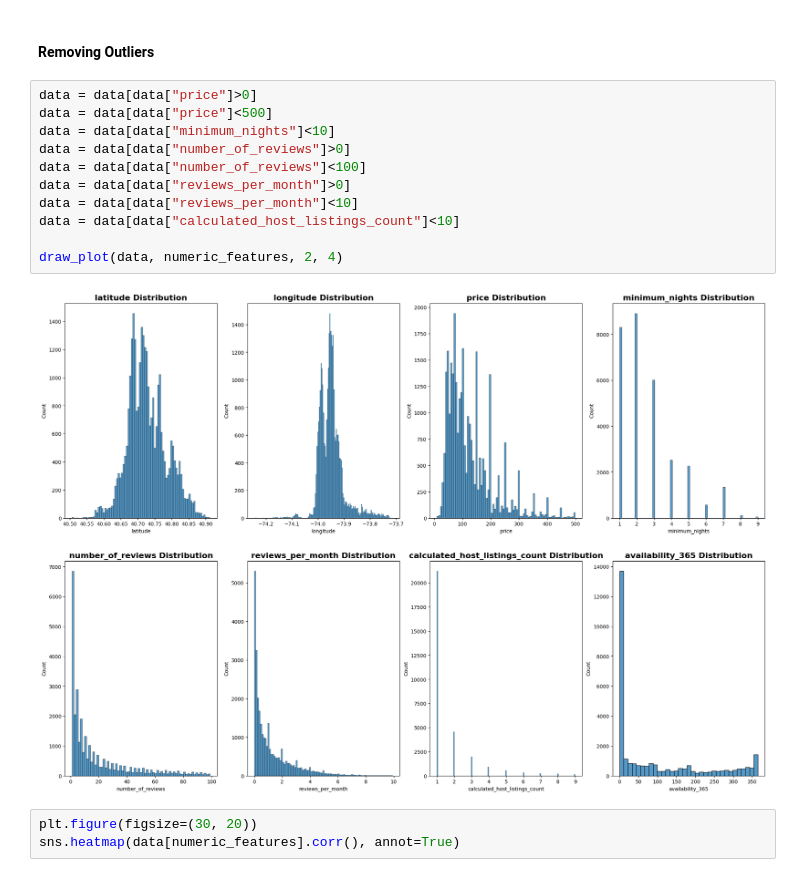
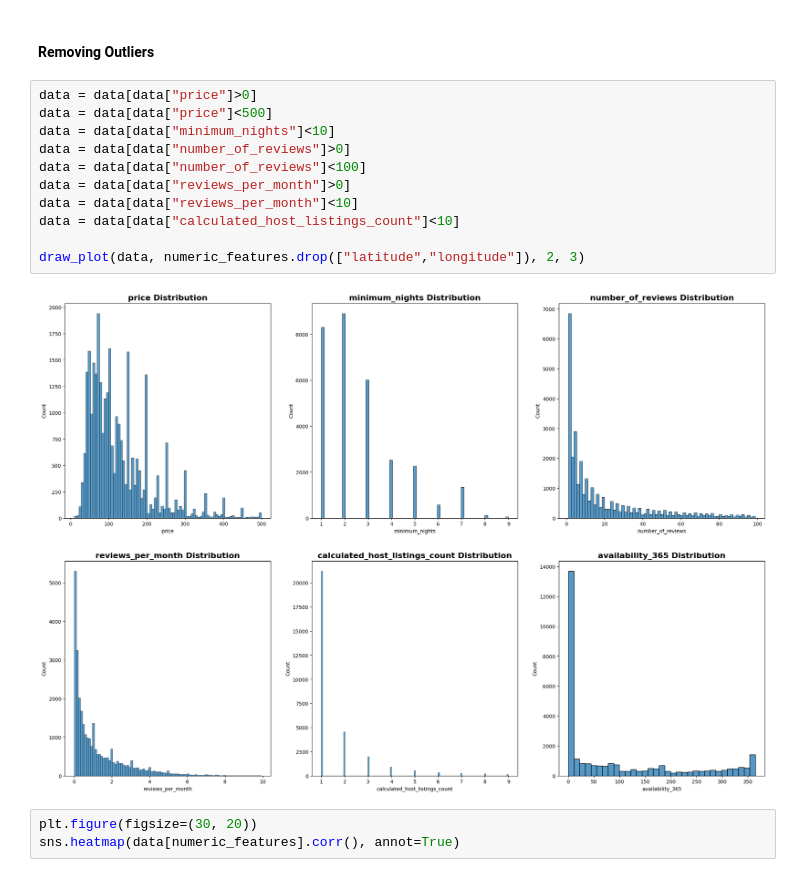
Before and after one commit to zhongyanmin/data-analysis, a Jupyter notebook: New York City Airbnb/main.ipynb, the cells around one changed output. Saved outputs shown, nothing was run; the diff lists cells and outputs as text.

```diff
--- a/New York City Airbnb/main.ipynb
+++ b/New York City Airbnb/main.ipynb
@@ -149,16 +144,16 @@ draw_plot(data, numeric_features, 2, 4)
 # %%
 data = data[data["price"]>0]
 data = data[data["price"]<500]
 data = data[data["minimum_nights"]<10]
 data = data[data["number_of_reviews"]>0]
 data = data[data["number_of_reviews"]<100]
 data = data[data["reviews_per_month"]>0]
 data = data[data["reviews_per_month"]<10]
 data = data[data["calculated_host_listings_count"]<10]
 
-draw_plot(data, numeric_features, 2, 4)
+draw_plot(data, numeric_features.drop(["latitude","longitude"]), 2, 3)
 # %% [output]
-[figure, old version]
+[figure, new version]
 # %%
 plt.figure(figsize=(30, 20))
 sns.heatmap(data[numeric_features].corr(), annot=True)
```
Also changed, not shown: parts of 17 cells of this notebook.
